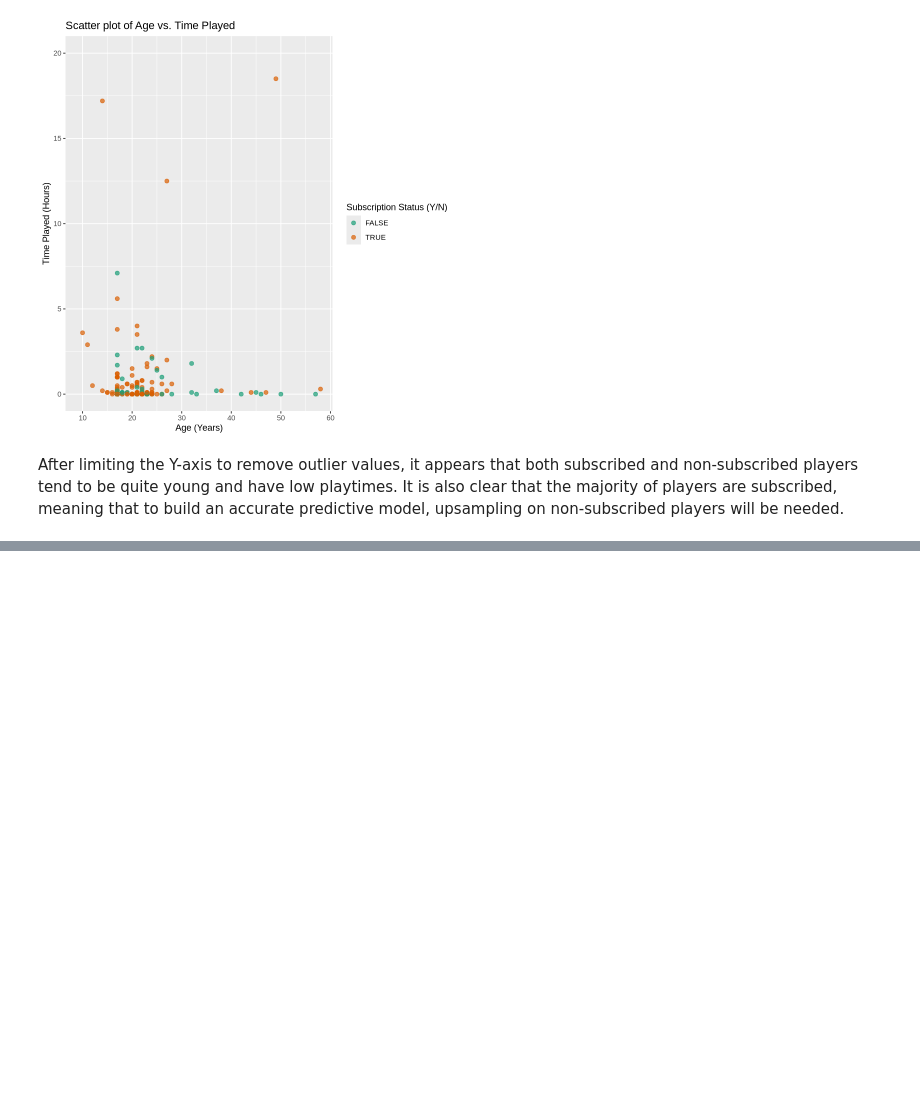
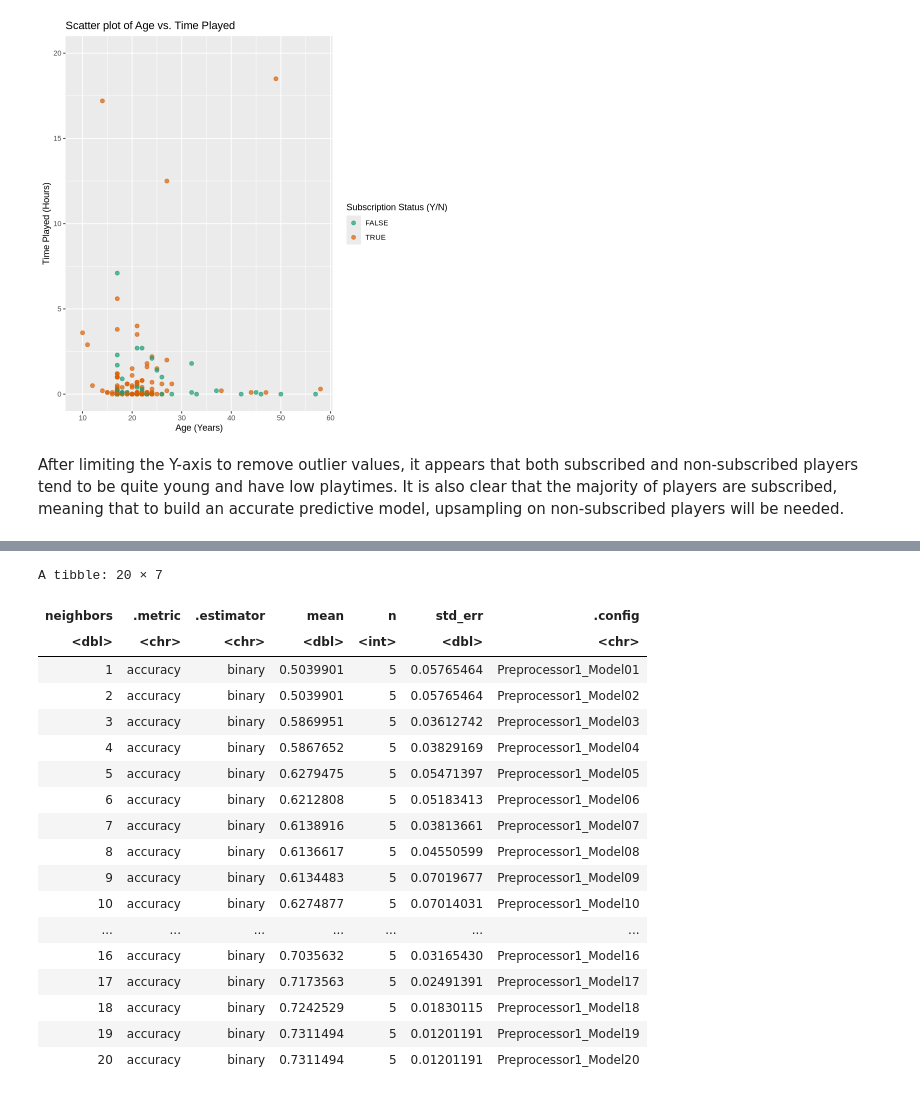
Before and after one commit to strikerjoseph734-glitch/final_project, a Jupyter notebook: final_project.ipynb, the cells around one changed output, grey strips where cells are left out. Drawn from its saved outputs; the diff is of its cells as text; code cells hidden in the pictures; blank space fills up the shorter version.

```diff
--- a/final_project.ipynb
+++ b/final_project.ipynb
@@ -156,0 +165,9 @@ After limiting the Y-axis to remove outlier values, it appears that both subscri
+# %%
+set.seed(100)
+
+players_split <- initial_split(players_wrangled, prop = 0.75, strata = subscribe)
+players_train <- training(players_split)
+players_test <- testing(players_split)
+
+glimpse(players_train)
+glimpse(players_test)
@@ -156,0 +242,32 @@ After limiting the Y-axis to remove outlier values, it appears that both subscri
+# %%
+k_vals <- tibble(neighbors = seq(from = 1, to = 20, by = 1))
+
+players_results <- workflow() |>
+    add_recipe(players_recipe) |>
+    add_model(players_spec) |>
+    tune_grid(resamples = players_vfold, grid = k_vals) |>
+    collect_metrics()
+
+accuracies <- players_results |>
+    filter(.metric == "accuracy")
+accuracies
+# %% [output]
+A tibble: 20 × 7
+| neighbors | .metric | .estimator | mean | n | std_err | .config |
+| <dbl> | <chr> | <chr> | <dbl> | <int> | <dbl> | <chr> |
+| 1 | accuracy | binary | 0.5039901 | 5 | 0.05765464 | Preprocessor1_Model01 |
+| 2 | accuracy | binary | 0.5039901 | 5 | 0.05765464 | Preprocessor1_Model02 |
+| 3 | accuracy | binary | 0.5869951 | 5 | 0.03612742 | Preprocessor1_Model03 |
+| 4 | accuracy | binary | 0.5867652 | 5 | 0.03829169 | Preprocessor1_Model04 |
+| 5 | accuracy | binary | 0.6279475 | 5 | 0.05471397 | Preprocessor1_Model05 |
+| 6 | accuracy | binary | 0.6212808 | 5 | 0.05183413 | Preprocessor1_Model06 |
+| 7 | accuracy | binary | 0.6138916 | 5 | 0.03813661 | Preprocessor1_Model07 |
+| 8 | accuracy | binary | 0.6136617 | 5 | 0.04550599 | Preprocessor1_Model08 |
+| 9 | accuracy | binary | 0.6134483 | 5 | 0.07019677 | Preprocessor1_Model09 |
+| 10 | accuracy | binary | 0.6274877 | 5 | 0.07014031 | Preprocessor1_Model10 |
+| ... | ... | ... | ... | ... | ... | ... |
+| 16 | accuracy | binary | 0.7035632 | 5 | 0.03165430 | Preprocessor1_Model16 |
+| 17 | accuracy | binary | 0.7173563 | 5 | 0.02491391 | Preprocessor1_Model17 |
+| 18 | accuracy | binary | 0.7242529 | 5 | 0.01830115 | Preprocessor1_Model18 |
+| 19 | accuracy | binary | 0.7311494 | 5 | 0.01201191 | Preprocessor1_Model19 |
+| 20 | accuracy | binary | 0.7311494 | 5 | 0.01201191 | Preprocessor1_Model20 |
```
Also changed, not shown: parts of 16 cells of this notebook.
